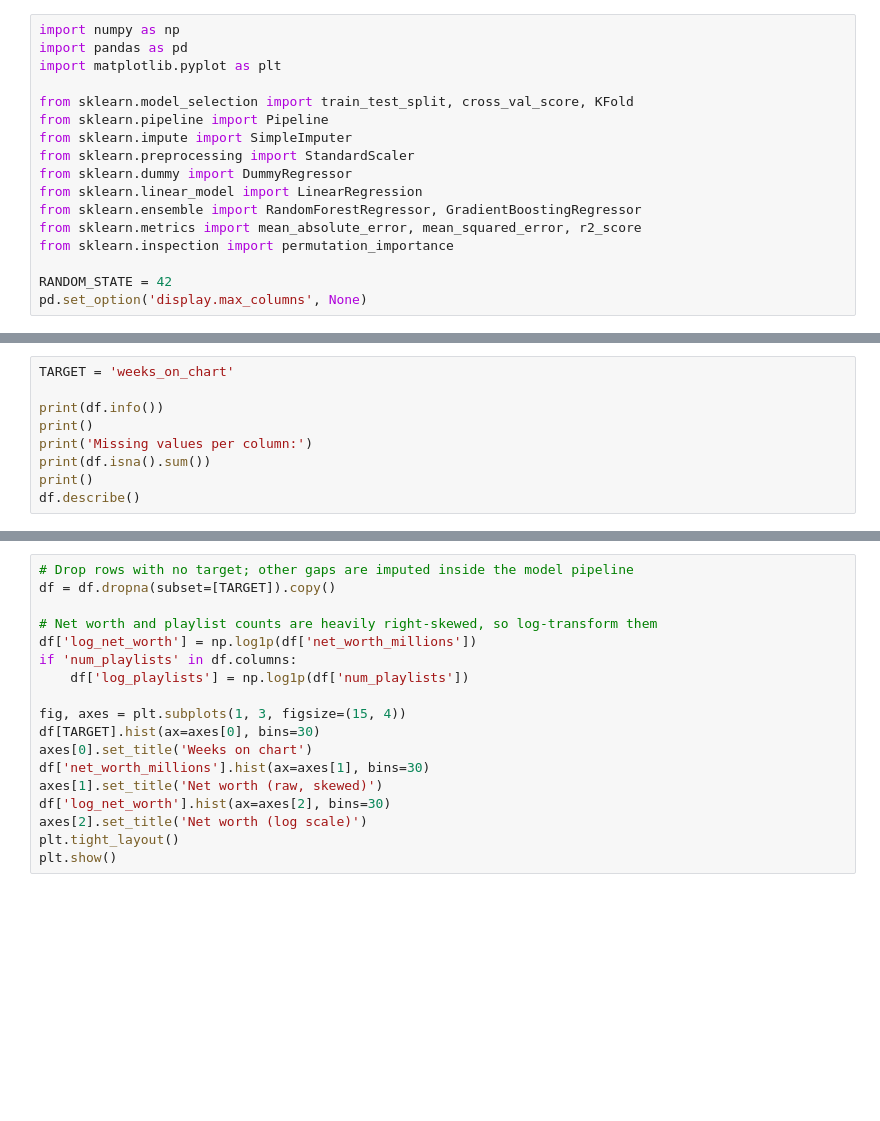
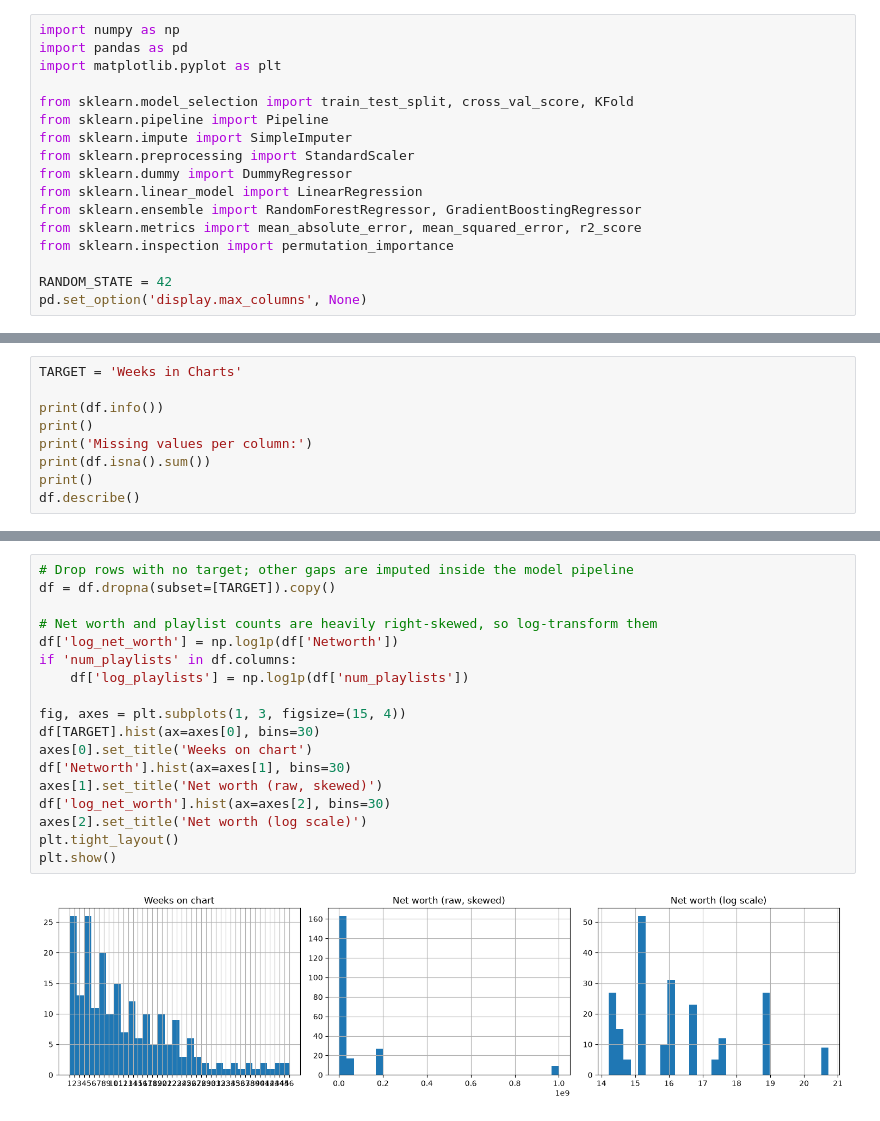
Before and after one commit to lfern101/CS418-Project, a Jupyter notebook: machineLearning.ipynb, the cells around one changed output, grey strips where cells are left out. Saved outputs shown, nothing was run; the diff lists cells and outputs as text; blank space fills up the shorter version.

```diff
--- a/machineLearning.ipynb
+++ b/machineLearning.ipynb
@@ -46,5 +104,5 @@ df.head()
 # %%
-TARGET = 'weeks_on_chart'
+TARGET = 'Weeks in Charts'
 
 print(df.info())
 print()
@@ -55,21 +140,23 @@ df.describe()
 # %%
 # Drop rows with no target; other gaps are imputed inside the model pipeline
 df = df.dropna(subset=[TARGET]).copy()
 
 # Net worth and playlist counts are heavily right-skewed, so log-transform them
-df['log_net_worth'] = np.log1p(df['net_worth_millions'])
+df['log_net_worth'] = np.log1p(df['Networth'])
 if 'num_playlists' in df.columns:
     df['log_playlists'] = np.log1p(df['num_playlists'])
 
 fig, axes = plt.subplots(1, 3, figsize=(15, 4))
 df[TARGET].hist(ax=axes[0], bins=30)
 axes[0].set_title('Weeks on chart')
-df['net_worth_millions'].hist(ax=axes[1], bins=30)
+df['Networth'].hist(ax=axes[1], bins=30)
 axes[1].set_title('Net worth (raw, skewed)')
 df['log_net_worth'].hist(ax=axes[2], bins=30)
 axes[2].set_title('Net worth (log scale)')
 plt.tight_layout()
 plt.show()
+# %% [output]
+[figure, added]
 # %%
 numeric_cols = df.select_dtypes(include='number').columns
 corr = df[numeric_cols].corr()
```
Also changed, not shown: parts of 9 cells of this notebook.
